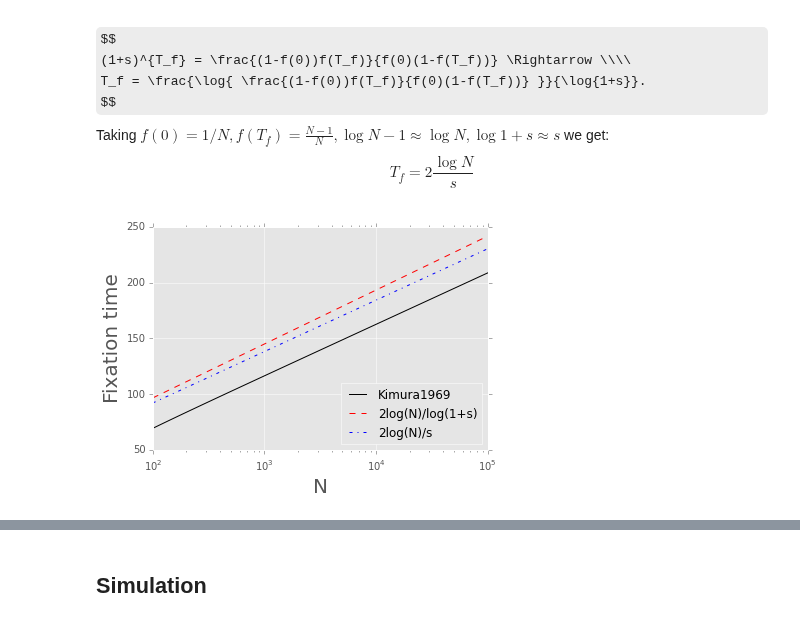
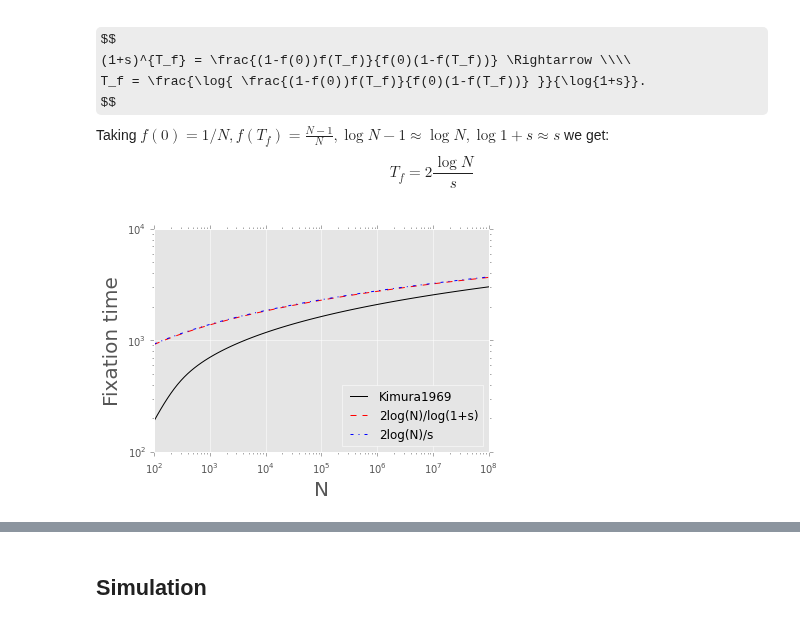
Before and after one commit to yoavram/mamba, a Jupyter notebook: simarba/analysis/adaptation time.ipynb, the cells around one changed output, grey strips where cells are left out. Drawn from its saved outputs; the diff is of its cells as text; code cells hidden in the pictures; some formulas as TeX source.

```diff
--- a/simarba/analysis/adaptation time.ipynb
+++ b/simarba/analysis/adaptation time.ipynb
@@ -167,22 +167,23 @@ $$
 T_f = 2 \frac{\log{N}}{s}
 $$
 # %%
-N = logspace(2,5,100)
-s = 0.1
+N = logspace(2,8,100)
+s = 0.01
 Tf = [T_kimura(s,_,1./_) for _ in N]
-Tf0 = 2*log(N)/log(1+s)
-Tf1 = 2*log(N)/s
+Tf0 = 2*log(N)/log(1./(1-s))
+Tf1 = 2*log(N)/log(1+s)
 # %%
 plot(N, Tf, 'k-', label="Kimura1969")
 plot(N, Tf0, 'r--', label="2log(N)/log(1+s)")
 plot(N, Tf1, 'b-.', label="2log(N)/s")
 
 xscale('log')
+yscale('log')
 grid(False, 'minor')
 xlabel('N', fontsize=20)
 ylabel('Fixation time', fontsize=20)
 legend(loc='lower right');
 # %% [output]
-[figure, old version]
+[figure, new version]
 # %%
 s = logspace(-4,-1,50)
```
Also changed, not shown: parts of 13 cells of this notebook.
